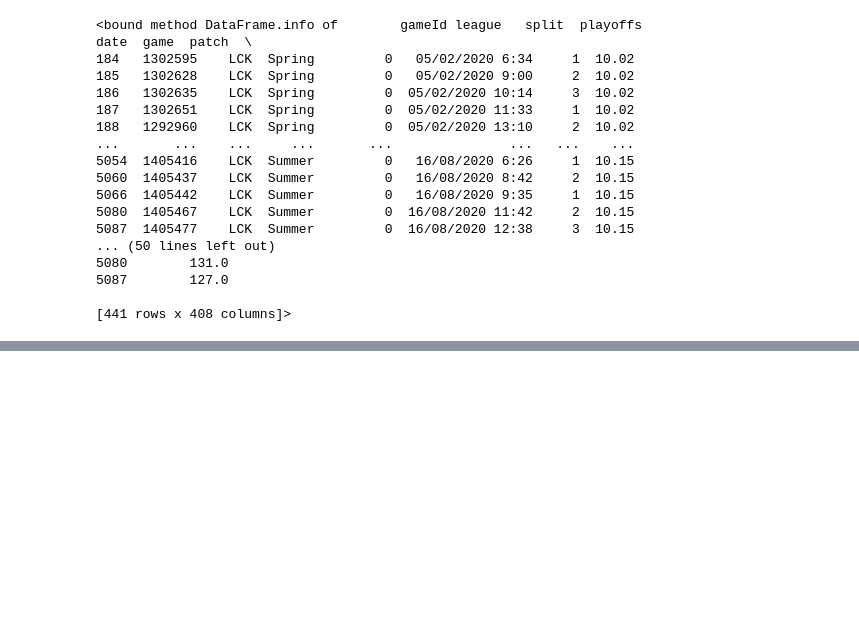
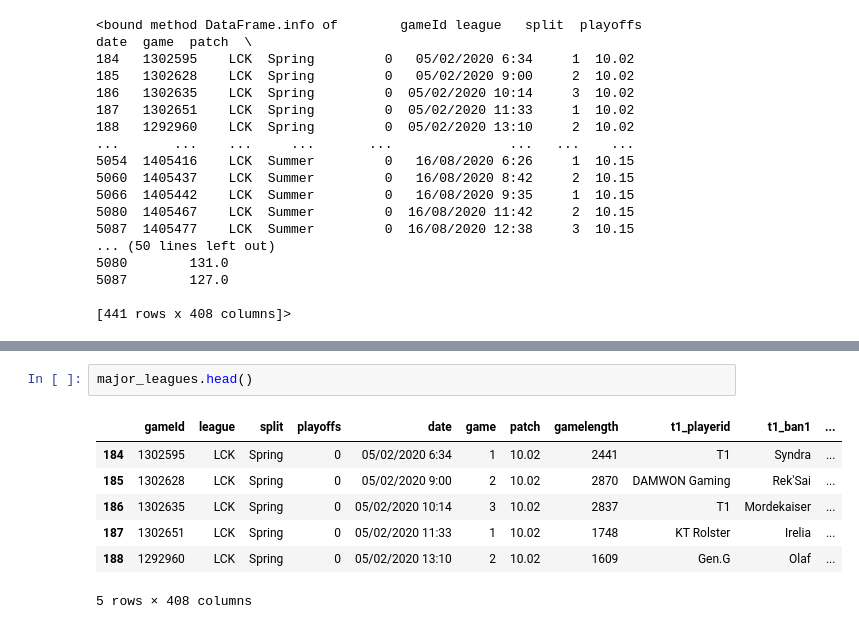
Before and after one commit to CamiloAPB/EDA_DS, a Jupyter notebook: Src/Notebooks/EDA_S10_MainRep.ipynb, the cells around one changed output, grey strips where cells are left out. Cells and saved outputs as stored; diff of their text form; blank space fills up the shorter version.

```diff
--- a/Src/Notebooks/EDA_S10_MainRep.ipynb
+++ b/Src/Notebooks/EDA_S10_MainRep.ipynb
@@ -205,0 +330,10 @@ LEC = S10_dataset[S10_dataset["league"] == "LEC"]
+# %%
+major_leagues.head()
+# %% [output]
+|  | gameId | league | split | playoffs | date | game | patch | gamelength | t1_playerid | t1_ban1 | ... |
+| 184 | 1302595 | LCK | Spring | 0 | 05/02/2020 6:34 | 1 | 10.02 | 2441 | T1 | Syndra | ... |
+| 185 | 1302628 | LCK | Spring | 0 | 05/02/2020 9:00 | 2 | 10.02 | 2870 | DAMWON Gaming | Rek'Sai | ... |
+| 186 | 1302635 | LCK | Spring | 0 | 05/02/2020 10:14 | 3 | 10.02 | 2837 | T1 | Mordekaiser | ... |
+| 187 | 1302651 | LCK | Spring | 0 | 05/02/2020 11:33 | 1 | 10.02 | 1748 | KT Rolster | Irelia | ... |
+| 188 | 1292960 | LCK | Spring | 0 | 05/02/2020 13:10 | 2 | 10.02 | 1609 | Gen.G | Olaf | ... |
+5 rows × 408 columns
```
Also changed, not shown: parts of 13 cells of this notebook.
